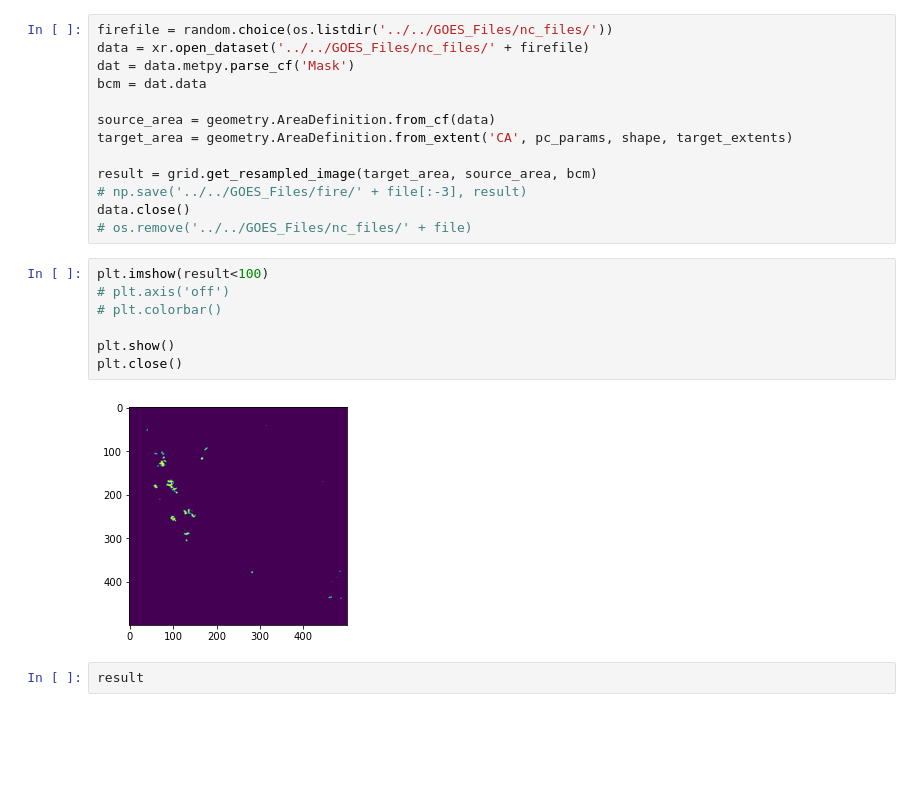
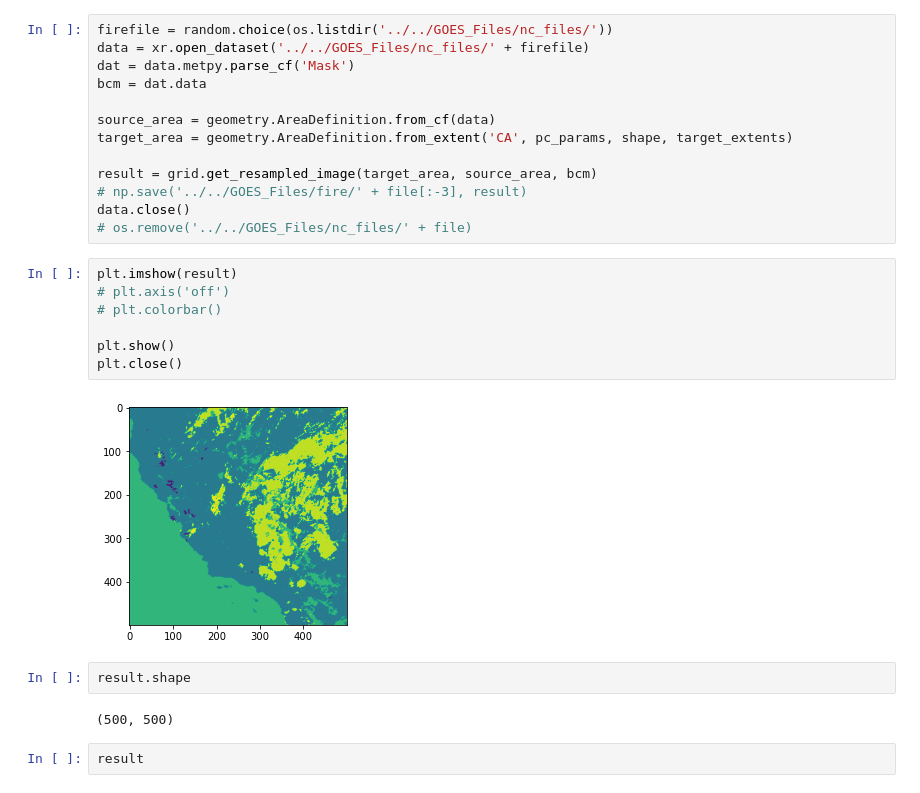
Before and after one commit to ccny-glasslab/Fires, a Jupyter notebook: Downloader/fire_product_info.ipynb, the cells around one changed output. Saved outputs shown, nothing was run; the diff lists cells and outputs as text; blank space fills up the shorter version.

```diff
--- a/Downloader/fire_product_info.ipynb
+++ b/Downloader/fire_product_info.ipynb
@@ -123,14 +123,18 @@ result = grid.get_resampled_image(target_area, source_area, bcm)
 data.close()
 # os.remove('../../GOES_Files/nc_files/' + file)
 # %%
-plt.imshow(result<100)
+plt.imshow(result)
 # plt.axis('off')
 # plt.colorbar()
 
 plt.show()
 plt.close()
 # %% [output]
-[figure, old version]
+[figure, new version]
+# %%
+result.shape
+# %% [output]
+(500, 500)
 # %%
 result
 # %% [output]
```
Also changed, not shown: parts of 1 cell of this notebook, 5 other files.
